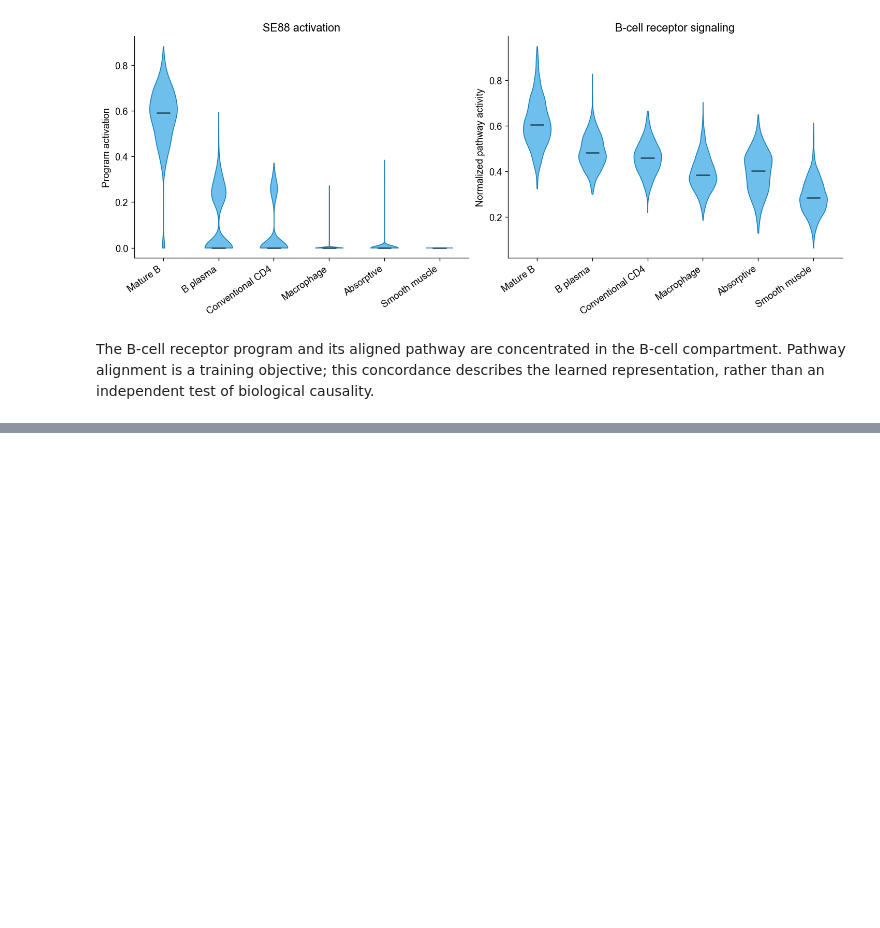
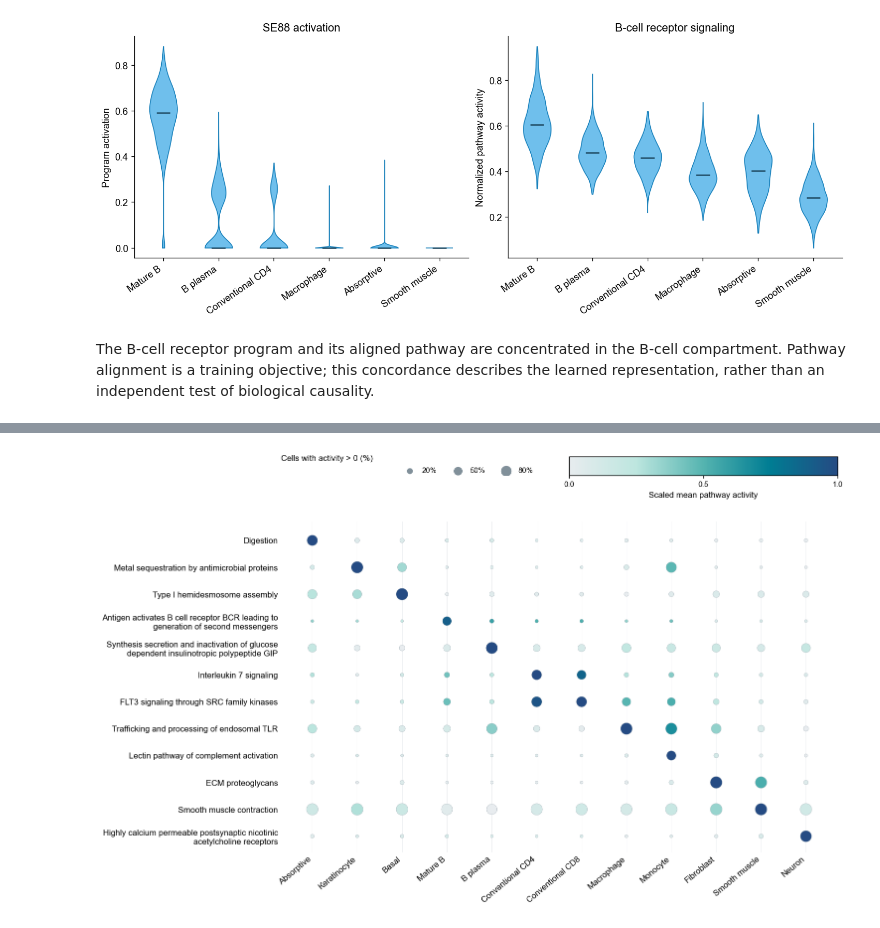
Before and after one commit to yjs193/scPISCES, a Jupyter notebook: tutorials/Tutorial_Pathway_Programs.ipynb, the cells around one changed output, grey strips where cells are left out. Saved outputs shown, nothing was run; the diff lists cells and outputs as text; code cells hidden in the pictures; blank space fills up the shorter version.

```diff
--- a/tutorials/Tutorial_Pathway_Programs.ipynb
+++ b/tutorials/Tutorial_Pathway_Programs.ipynb
@@ -100,0 +109,23 @@ independent test of biological causality.
+# %%
+atlas = pd.read_csv(DATA / "pangi_pathway_atlas.csv.gz")
+from _common import pathway_label
+selected_populations = ["Absorptive", "Keratinocyte", "Basal", "Mature_B", "B_plasma",
+                        "Conventional_CD4", "Conventional_CD8", "Macrophage", "Monocyte",
+                        "Fibroblast", "Smooth_muscle", "Neuron"]
+means = atlas.pivot(index="reactome_pathway", columns="cell_type", values="scaled_mean_pathway_activity")
+fractions = atlas.pivot(index="reactome_pathway", columns="cell_type", values="fraction_active")
+selected_pathways = []
+for population in selected_populations:
+    specificity = means[population] - means.drop(columns=population).mean(axis=1)
+    pathway = next(p for p in specificity.sort_values(ascending=False).index if p not in selected_pathways)
+    selected_pathways.append(pathway)
+values = means.loc[selected_pathways, selected_populations].copy()
+fraction = fractions.loc[selected_pathways, selected_populations].copy()
+labels = [pathway_label(p) for p in selected_pathways]
+values.index = labels
+fraction.index = labels
+fig, ax = dot_atlas(values, fraction, "Scaled mean pathway activity")
+save_figure(fig, OUTPUT, "pangi_pathway_dot_atlas")
+plt.show()
+# %% [output]
+[figure, added]
```
Also changed, not shown: parts of 2 cells of this notebook, 18 other files.
